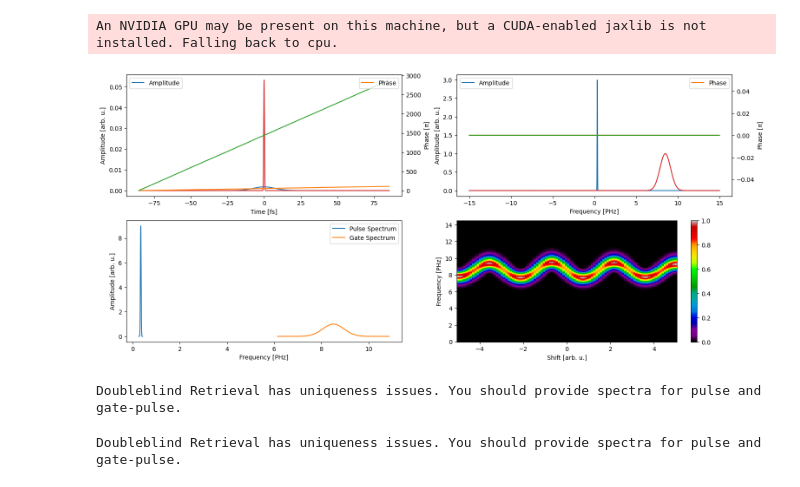
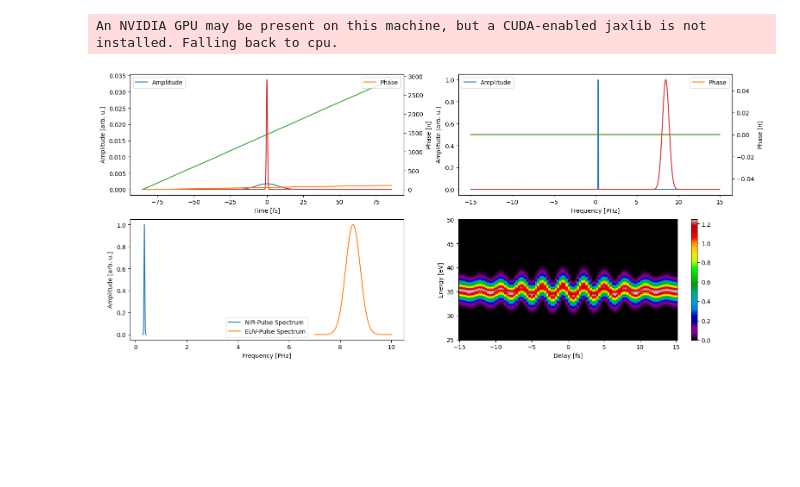
Before and after one commit to matillda123/Pulse-Retrieval-with-JAX, a Jupyter notebook: _usage_example.ipynb, the cells around one changed output. Saved outputs shown, nothing was run; the diff lists cells and outputs as text; code cells hidden in the pictures; blank space fills up the shorter version.

Commit message:
More streaking

```diff
--- a/_usage_example.ipynb
+++ b/_usage_example.ipynb
@@ -15,7 +15,7 @@ def make_nir_pulse():
 
 
 def make_euv_pulse(shift):
-    amp1 = GaussianAmplitude((1,0), (8.5,6.5), (1.5,0.5), (1,1))
+    amp1 = GaussianAmplitude((1,0), (8.5,6.5), (0.95,0.5), (1,1))
     phase1 = PolynomialPhase(None, (0,-1*shift,0,0))
     #pulse = MultiPulse(("G", "G", "G"), (0.5,1,0.5), (1.5, 1.5), (0.25,0.25,0.25), (8,8,8), (3,3,1), (phase1, phase1, phase1))
     time, frequency, pulse_t_euv, pulse_f_euv = mp.generate_pulse((amp1, phase1))
@@ -24,7 +24,7 @@ def make_euv_pulse(shift):
 time_fs, frequency_PHz, pulse_t_nir, pulse_f_nir = make_nir_pulse()
 pulse_t_euv, pulse_f_euv = make_euv_pulse(0)
 
-delay = jnp.linspace(-5,5,100)
+delay = jnp.linspace(-15,15,100)
 # %%
 # k_dtme = mp.maketrace.momentum_au
 # dtme_test = jnp.exp(1j*jnp.pi/2*k_dtme)
@@ -36,51 +32,53 @@ delay = jnp.linspace(-5,5,100)
 # %%
-time, frequency, trace, spectra = mp.generate_streaking(time_fs, frequency_PHz, (pulse_t_nir, pulse_f_nir*3),
+time, energy, trace, spectra = mp.generate_streaking(time_fs, frequency_PHz, (pulse_t_nir, pulse_f_nir),
                                                         (pulse_t_euv, pulse_f_euv), delay, Ip_eV=jnp.array([0]),
-                                                        energy_range=(0,60), N=256)#, DTME=(k_dtme, dtme_test))
+                                                        energy_range=(25,50), N=128)#, DTME=(k_dtme, dtme_test))
 # %% [output]
-[figure, old version]
+[figure, new version]
 # %%
-from pulsedjax.streaking import AutoDiff
-import optax
+# from pulsedjax.streaking import AutoDiff
+# import optax, optimistix
+
+# solver = optax.adam(learning_rate=0.5) #optimistix.LBFGS(1,1)
 
 
-ad = AutoDiff(delay, frequency*4.316, trace, retrieve_dtme=False, Ip_eV=jnp.array([0]), solver=optax.adam(learning_rate=0.1))
+# ad = AutoDiff(delay, energy, trace, retrieve_dtme=False, Ip_eV=jnp.array([0]), solver=solver,
+#               f_range_nir_pulse=(0.2,0.5), f_range_euv_pulse=(2.5,15), df_PHz=0.005)
 
 # ad.use_measured_spectrum(spectra.pulse[0], spectra.pulse[1], "pulse")
-ad.use_measured_spectrum(spectra.gate[0], spectra.gate[1], "gate")
+# ad.use_measured_spectrum(spectra.gate[0], spectra.gate[1], "gate")
 
-population = ad.create_initial_population(3, "constant", "constant")
+# #population = ad.create_initial_population(1, "bsplines_5", "bsplines_5", 30, 30)
 
-final_result = ad.run(population, 100)
+# population = ad.create_initial_population(1, "constant", "constant")
+
+# final_result = ad.run(population, 250)
+# ad.plot_results(final_result)
-# %% [output]
-Doubleblind Retrieval has uniqueness issues. You should provide spectra for pulse and gate-pulse.
 # %%
 from pulsedjax.streaking import GeneralizedProjection, COPRA
 # %%
-gp = GeneralizedProjection(delay, frequency, trace, df_PHz=0.05, cross_correlation="doubleblind",
-                           retrieve_dtme=False, Ip_eV=jnp.array([0]))
+# gp = GeneralizedProjection(delay, frequency, trace, df_PHz=0.025, cross_correlation="doubleblind",
+#                            retrieve_dtme=False, Ip_eV=jnp.array([0]))
 
-#gp.momentum(1, eta=0.9)
+# #gp.momentum(1, eta=0.9)
 
-#gp.get_gate_pulse(frequency_PHz, pulse_f_euv)
+# #gp.get_gate_pulse(frequency_PHz, pulse_f_euv)
 
-population = gp.create_initial_population(1, "constant")
+# population = gp.create_initial_population(1, "constant")
 
-#gp.use_measured_spectrum(spectra.pulse[0], spectra.pulse[1], "pulse")
-gp.use_measured_spectrum(spectra.gate[0], spectra.gate[1], "gate")
+# gp.use_measured_spectrum(spectra.pulse[0], spectra.pulse[1], "pulse")
+# gp.use_measured_spectrum(spectra.gate[0], spectra.gate[1], "gate")
 
-#gp.optimize_spectral_phase_directly = True
+# gp.optimize_spectral_phase_directly = True
 
-gp.no_steps_descent = 1
-gp.global_gamma = 0.25
+# gp.no_steps_descent = 1
+# gp.global_gamma = 1e-2
 
-gp.global_adaptive_scaling = "linear"
-gp.global_adaptive_scaling_factor = -1
+# gp.global_adaptive_scaling = "linear"
+# gp.global_adaptive_scaling_factor = -1
 
-gp.r_global_method = "iteration"
+# gp.r_global_method = "iteration"
 
 
 
-final_result = gp.run(population, 150)
+# final_result = gp.run(population, 150)
-# %% [output]
-Doubleblind Retrieval has uniqueness issues. You should provide spectra for pulse and gate-pulse.
```
Also changed, not shown: parts of 7 cells of this notebook, 14 other files.
